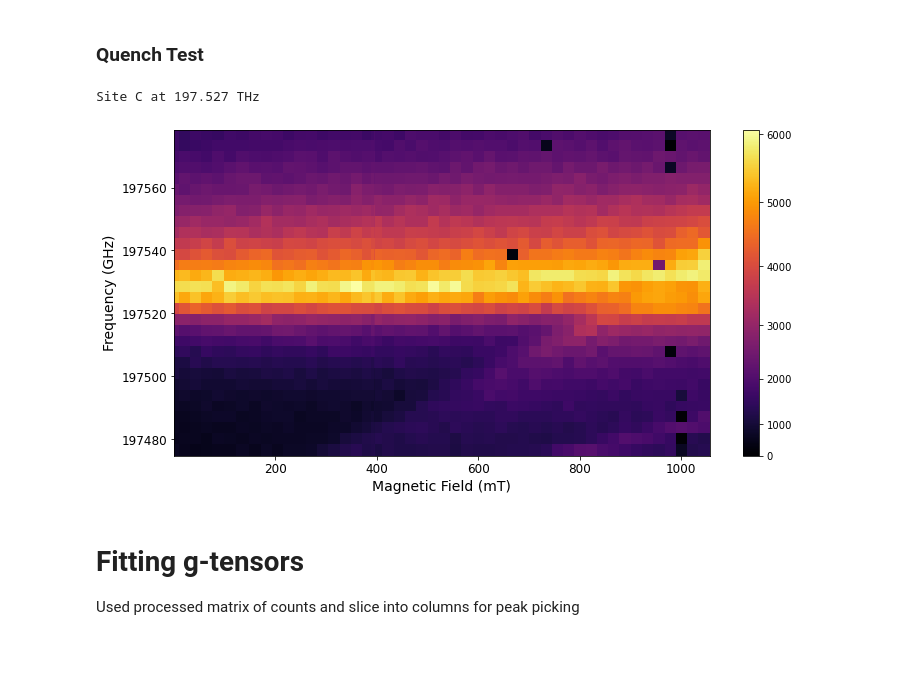
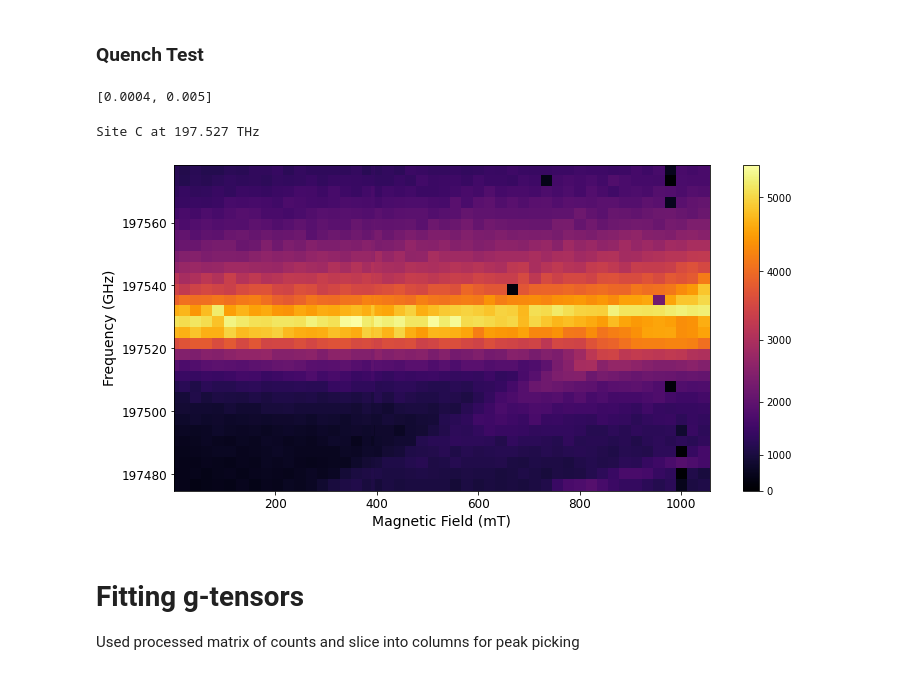
Before and after one commit to funkyguts/Angela-Honours, a Jupyter notebook: analysis/Zeeman Spectra.ipynb, the cells around one changed output. Cells and saved outputs as stored; diff of their text form; code cells hidden in the pictures.

```diff
--- a/analysis/Zeeman Spectra.ipynb
+++ b/analysis/Zeeman Spectra.ipynb
@@ -374,7 +756,11 @@ Site Cubic: $Z_1 \to Y_2$ at 199.242 THz
 # %%
-caf_0505 = (glob.glob(r'C:\Users\Mario\Documents\GitHub\Angela Honours\data raw\2026-05-05\caf annealed\run 6\*'))
+CaF_0505 = (glob.glob(r'C:\Users\Mario\Documents\GitHub\Angela Honours\data raw\2026-05-05\caf annealed\run 6\*'))
+CaF_trn = {
+    'G1_Z1Y1': [197.4686, 1518.061, r'G1: $Z_1 \to Y_1$', 6.4e3],
+    'G1_Z1Y2': [198.2567, 1512.028, r'G1: $Z_1 \to Y_2$', 6e4],
+    }
 
-CaF_all_freqsVpeaks, CaF_timeLimit = collect_motor_by_field(caf_0505,
+CaF_0505_all_freqsVpeaks, CaF_0505_timeLimit = collect_motor_by_field(CaF_0505,
                                           sites = CaF_trn,
                                           aom = 0.380,
                                           which_bins = [5, 100],
@@ -474,3 +993,9 @@ NameError: name 'SiC_trn' is not defined
+# %%
+fits_A = pd.DataFrame(fits_A)
+fits_A.to_csv(fr'sic_fitsA.csv')
+# %%
+fits_B = pd.DataFrame(fits_B)
+fits_B.to_csv(fr'sic_fitsB.csv')
 # %%
 %matplotlib inline
 # %matplotlib
@@ -530,8 +1109,12 @@ SiC_trn_C = {
 SiC_all_freqsVpeaks_C, SiC_timeLimit_C = collect_motor_by_field(sic_0326,
                                           sites = SiC_trn_C,
                                           aom = 0.380,
-                                          num_bins = 150,
-                                          ylim = [0, 4e3])
+                                          countWhichBins = [20, 250],
+                                          ylim = [0, 1e4])
+
+print(SiC_timeLimit)
+# %% [output]
+[0.0004, 0.005]
 # %%
 %matplotlib inline
 # %matplotlib
@@ -539,38 +1122,70 @@ plt.ion()
 selected_points.clear()
 countLims_C = [1e4]
 mango_cc = 24.6 # mT/A
+csvNames = ['C']
 
 for i, site in enumerate(SiC_trn_C):
     # ID each site
     site = SiC_trn_C[f'{site}']
     wavelength = site[1]
     siteData_C = SiC_all_freqsVpeaks_C[f'{wavelength:.3f}']
     # del siteData_C['43.37879641A'] # remove quench
     print(f'Site {site[2]} at {site[0]:.3f} THz')
 
     # Process to extract data
     counts_matrix, freqs_matrix, currents, freqs = process_colourmap(siteData_C)
     fields = currents * mango_cc
 
     # Filter for outliers
     counts_matrix[counts_matrix > countLims_C[i]] = 0
 
     # Plot Zeeman spectrum
     plt.figure(figsize = (12, 6))
     cm = plt.pcolormesh(fields[0: -1], freqs/1e3, counts_matrix[:, 0:-1], cmap = 'inferno', norm = colors.PowerNorm(gamma = 1.3))
     # cmap candidates: terrain, turbo, viridis, inferno,
     # cm.set_clim(0, 8e3)
     plt.xlabel('Magnetic Field (mT)', fontsize = 14)
     plt.ylabel('Frequency (GHz)', fontsize = 14)
     plt.ticklabel_format(useOffset = False, style = 'plain', axis = 'both')
     plt.tick_params(axis = 'both', labelsize = 12)
     plt.colorbar()
 
+    # # Save matrices of counts and frequencies
+    # counts_matrix = pd.DataFrame(counts_matrix)
+    # freqs_matrix = pd.DataFrame(freqs_matrix)
+    # savePathCounts = r'C:\Users\Mario\Documents\GitHub\Angela Honours\data processed\2026-03-26\sic\zeeman\counts'
+    # savePathFreqs = r'C:\Users\Mario\Documents\GitHub\Angela Honours\data processed\2026-03-26\sic\zeeman\freqs'
+    # os.makedirs(savePathCounts, exist_ok = True)
+    # os.makedirs(savePathFreqs, exist_ok = True)
+    # counts_matrix.to_csv(os.path.join(savePathCounts, fr'{csvNames[i]} zeeman counts.csv'))
+    # freqs_matrix.to_csv(os.path.join(savePathFreqs, fr'{csvNames[i]} zeeman freqs.csv'))
+
+    # Save matrices of counts and frequencies
+    counts_matrix = pd.DataFrame(counts_matrix)
+    freqs_matrix = pd.DataFrame(freqs_matrix)
+    freqs_array = pd.DataFrame(freqs)
+    currents_array = pd.DataFrame(currents)
+
+    savePathCounts = r'C:\Users\Mario\Documents\GitHub\Angela Honours\data processed\2026-03-26\sic\zeeman\counts'
+    savePathFreqsMatrix = r'C:\Users\Mario\Documents\GitHub\Angela Honours\data processed\2026-03-26\sic\zeeman\freqs'
+    savePathFreqsArray = r'C:\Users\Mario\Documents\GitHub\Angela Honours\data processed\2026-03-26\sic\zeeman\ref'
+    savePathCurrents = r'C:\Users\Mario\Documents\GitHub\Angela Honours\data processed\2026-03-26\sic\zeeman\currents'
+
+    os.makedirs(savePathCounts, exist_ok = True)
+    os.makedirs(savePathFreqsMatrix, exist_ok = True)
+    os.makedirs(savePathFreqsArray, exist_ok = True)
+    os.makedirs(savePathCurrents, exist_ok = True)
+
+    counts_matrix.to_csv(os.path.join(savePathCounts, fr'{csvNames[i]} zeeman counts.csv'))
+    freqs_matrix.to_csv(os.path.join(savePathFreqsMatrix, fr'{csvNames[i]} zeeman freqs.csv'))
+    freqs_array.to_csv(os.path.join(savePathFreqsArray, fr'{csvNames[i]} zeeman ref freqs.csv'))
+    currents_array.to_csv(os.path.join(savePathCurrents, fr'{csvNames[i]} zeeman currents.csv'))
+
     # # Find and save peaks - iterate for each line
     # find_zeeman_peaks_with_click(counts_matrix, freqs_matrix, fields, desc = f'sic_{site[0]:.3f}_THz')
 # %% [output]
 Site C at 197.527 THz
-[figure, old version]
+[figure, new version]
 # %% [markdown]
 # Fitting g-tensors
 Used processed matrix of counts and slice into columns for peak picking
```
Also changed, not shown: parts of 40 cells of this notebook, 2 other files.
